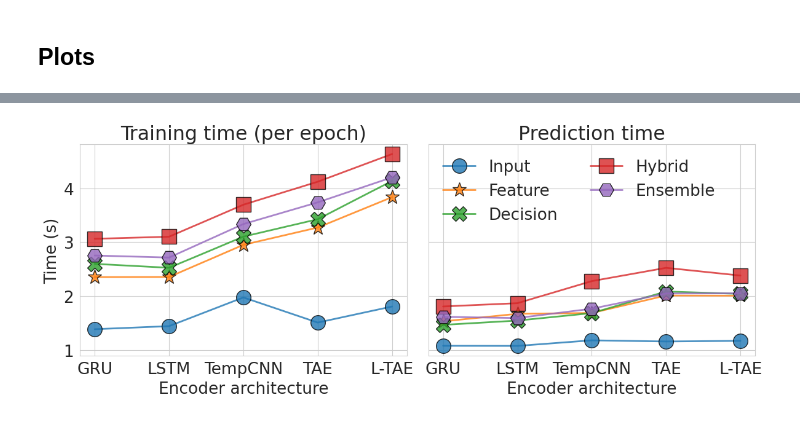
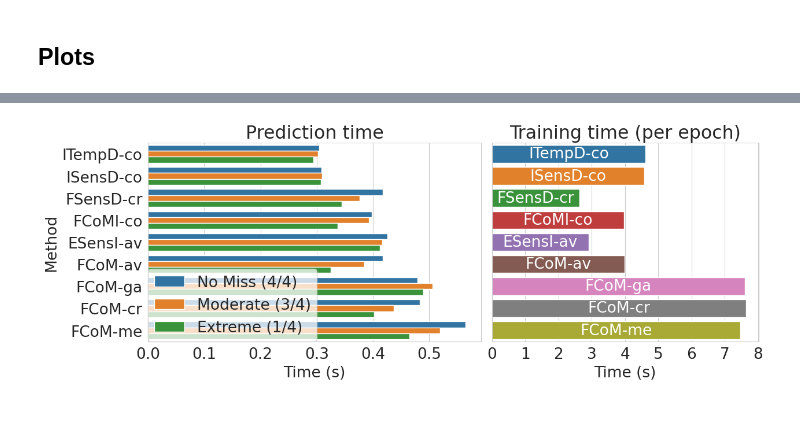
Before and after one commit to fmenat/CoM-views, a Jupyter notebook: time_comparison.ipynb, the cells around one changed output, grey strips where cells are left out. Saved outputs shown, nothing was run; the diff lists cells and outputs as text; code cells hidden in the pictures.

Commit message:
add time comparison and remove presto

```diff
--- a/time_comparison.ipynb
+++ b/time_comparison.ipynb
@@ -166,5 +168,7 @@ storage_pd.to_csv(f"./config_time/time_comparison.csv")
 ## Plots
 # %%
 storage_pd = pd.read_csv(f"./config_time/time_comparison.csv", index_col=0).T
+storage_pd.columns = ["training_time", "No Miss (4/4)", "Extreme (1/4)","prediction_time_S2_S2VI_S1_100", "Moderate (3/4)"]
+storage_pd = storage_pd.iloc[:, [0, 1, 4, 3, 2]]
 storage_pd
 # %% [output]
@@ -174,7 +186,8 @@ storage_pd
 matplotlib.rc('font', **{"size":19})
 args_matplot = {"mec" :"black", "ms": 17, "alpha":0.8, "lw":2}
 colors = list(mcolors.TABLEAU_COLORS.values())
-markers = ["o", "*", "X", "s", "H", "P"] #quizas P en lugar de s
 
-x_encoders = ["gru","lstm", "tempcnn", "tae", "ltae"]
-x_ticks_encoders= ["GRU", "LSTM", "TempCNN", "TAE", "L-TAE"]
+x_ticks_encoders= storage_pd.index
+
+pred_df = pd.melt(storage_pd.reset_index(), id_vars="index", var_name="type", value_name="time")
+pred_df = pred_df[(pred_df["type"] != "training_time") & (pred_df["type"] != "prediction_time_S2_S2VI_S1_100")]
@@ -181,24 +209,35 @@ x_ticks_encoders= ["GRU", "LSTM", "TempCNN", "TAE", "L-TAE"]
 # %%
-fig, ax = plt.subplots(1,2 ,squeeze=True, figsize=(12.5, 5), sharey=True)
+fig, ax = plt.subplots(1,2 ,squeeze=True, figsize=(13, 5), gridspec_kw={'width_ratios': [1.25, 1]})
 
-for i, fusion in enumerate(storage_pd):
-#ax[0,0].axhline(no_missing[CLAS_METRIC].values[0], lw=3, ls="--", c=colors[0], label="No Ratio", **args_matplot)
-    ax[0].plot(x_ticks_encoders, storage_pd[fusion]["training_time"][x_encoders], c=colors[i],marker=markers[i], ls="-",label=fusion,
-        **args_matplot)
-    ax[0].set_xlabel("Encoder architecture")
-    ax[0].set_ylabel("Time (s)")
-    ax[0].set_xticks(np.arange(len(x_ticks_encoders)))
-    ax[0].set_title("Training time (per epoch)")
+sns.barplot(data=storage_pd, y=x_ticks_encoders, x="training_time", ax=ax[1], palette=colors)
+ax[1].set_xlabel("Time (s)")
+ax[1].set_xticks(np.arange(len(x_ticks_encoders)))
+ax[1].set_title("Training time (per epoch)")
+ylabels = [v.get_text() for v in ax[1].get_yticklabels()]
+for i, container in enumerate(ax[1].containers):
+    top_containers = []
+    low_containers = []
+    for value, label, c in zip(container.datavalues, ylabels, container):
+        if value > 2:
+            top_containers.append(label)
+            low_containers.append("")
+        else:
+            top_containers.append("")
+            low_containers.append(label)
+    ax[1].bar_label(container, labels=top_containers, label_type="center", padding=0, color="white")
+    ax[1].bar_label(container, labels=low_containers, label_type="edge", padding=0, color="black")
+ax[1].set_yticks([])
+ax[1].set_ylabel("")
 
-    ax[1].plot(x_ticks_encoders, storage_pd[fusion]["prediction_time"][x_encoders], c=colors[i],marker=markers[i], ls="-", label=fusion,
-        **args_matplot)
-    ax[1].set_xlabel("Encoder architecture")
-    ax[1].set_title("Prediction time")
-    ax[1].legend(loc="upper left", framealpha=0., ncols=2)
+sns.barplot(data=pred_df, y="index", x="time", hue="type", ax=ax[0], palette=colors)
+ax[0].set_ylabel("Method")
+ax[0].set_xlabel("Time (s)")
+ax[0].set_title("Prediction time")
+ax[0].legend(loc=(0,0), framealpha=0.75, ncols=1)
 
 
 fig.tight_layout(w_pad=0.4)
 plt.savefig("imgs/time_comparison.pdf", bbox_inches='tight')
 plt.show()
 # %% [output]
-[figure, old version]
+[figure, new version]
```
Also changed, not shown: parts of 3 cells of this notebook, 6 other files.
